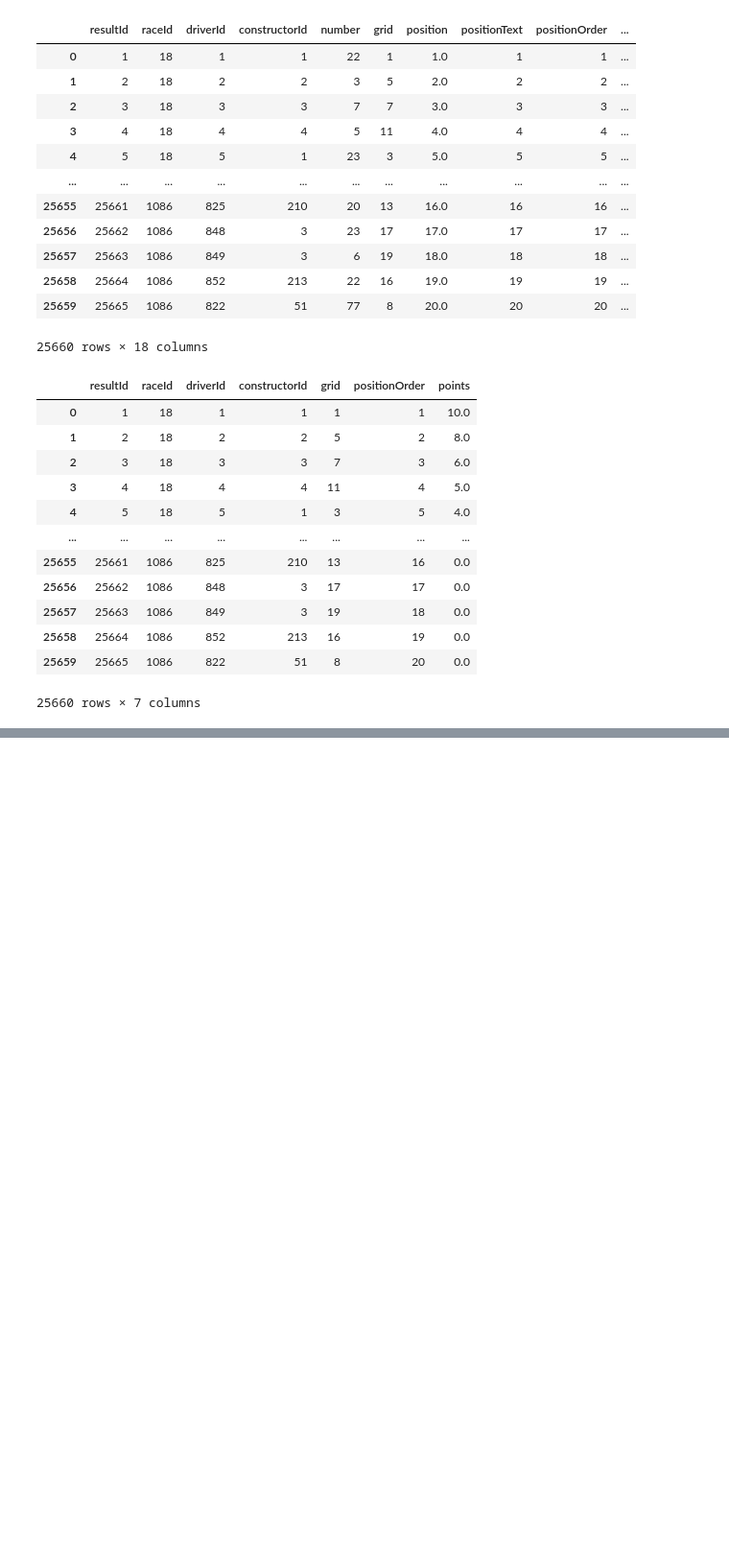
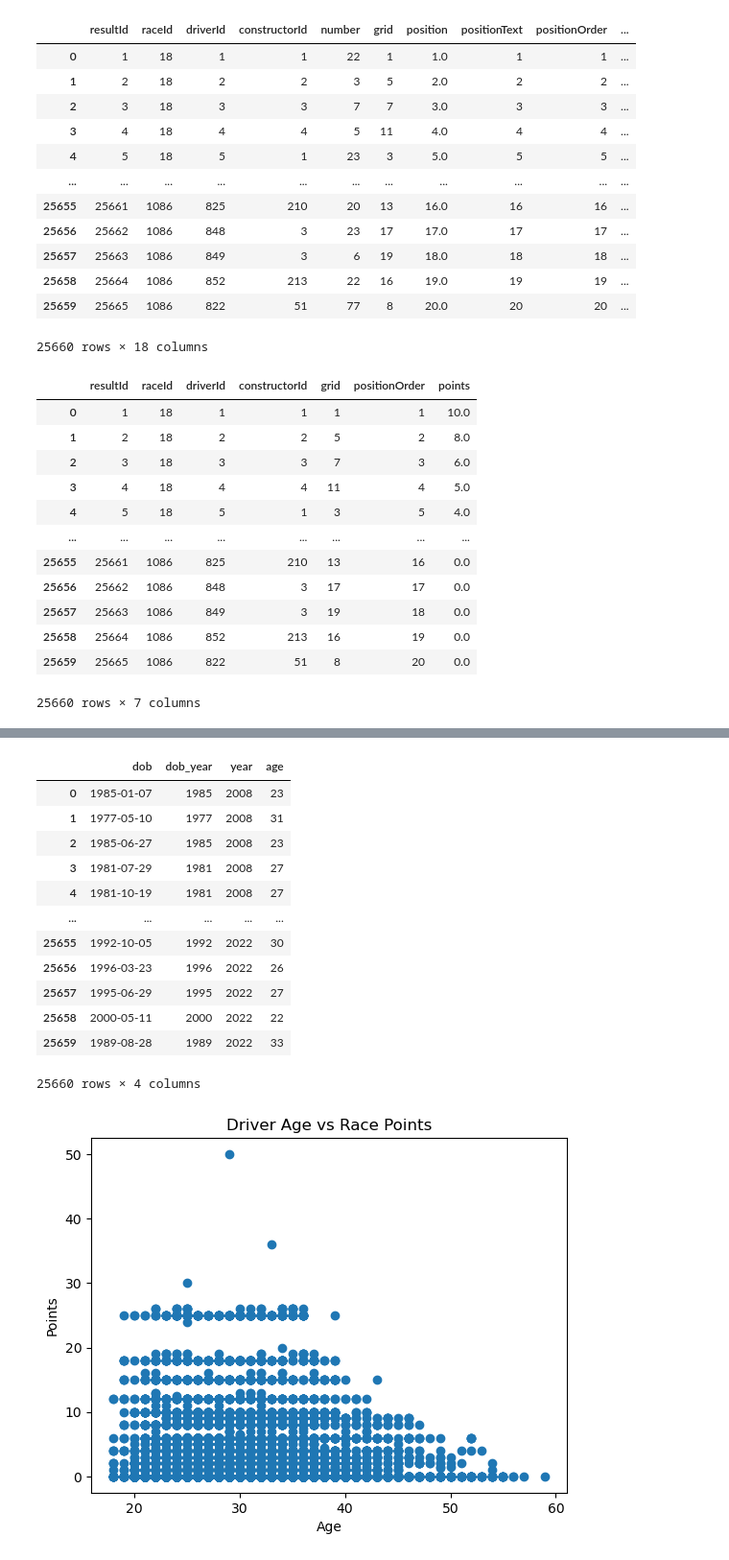
Before and after one commit to Ashley822/datasci151_final_project, a Jupyter notebook: cleaning_and_merging_ash.ipynb, the cells around one changed output, grey strips where cells are left out. Shown at 96% size. Saved outputs shown, nothing was run; the diff lists cells and outputs as text; code cells hidden in the pictures; blank space fills up the shorter version.

```diff
--- a/cleaning_and_merging_ash.ipynb
+++ b/cleaning_and_merging_ash.ipynb
@@ -196,0 +258,28 @@ plt.show()
+# %%
+df_merged["dob_year"] = df_merged["dob"].str[0:4]
+df_merged["dob_year"] = pd.to_numeric(df_merged["dob_year"])
+df_merged["age"] = df_merged["year"] - df_merged["dob_year"]
+display(df_merged[["dob", "dob_year", "year", "age"]])
+
+plt.scatter(df_merged["age"], df_merged["points"])
+
+plt.xlabel("Age")
+plt.ylabel("Points")
+plt.title("Driver Age vs Race Points")
+
+plt.show()
+# %% [output]
+|  | dob | dob_year | year | age |
+| 0 | 1985-01-07 | 1985 | 2008 | 23 |
+| 1 | 1977-05-10 | 1977 | 2008 | 31 |
+| 2 | 1985-06-27 | 1985 | 2008 | 23 |
+| 3 | 1981-07-29 | 1981 | 2008 | 27 |
+| 4 | 1981-10-19 | 1981 | 2008 | 27 |
+| ... | ... | ... | ... | ... |
+| 25655 | 1992-10-05 | 1992 | 2022 | 30 |
+| 25656 | 1996-03-23 | 1996 | 2022 | 26 |
+| 25657 | 1995-06-29 | 1995 | 2022 | 27 |
+| 25658 | 2000-05-11 | 2000 | 2022 | 22 |
+| 25659 | 1989-08-28 | 1989 | 2022 | 33 |
+25660 rows × 4 columns
+[figure, added]
```
Also changed, not shown: parts of 4 cells of this notebook.
